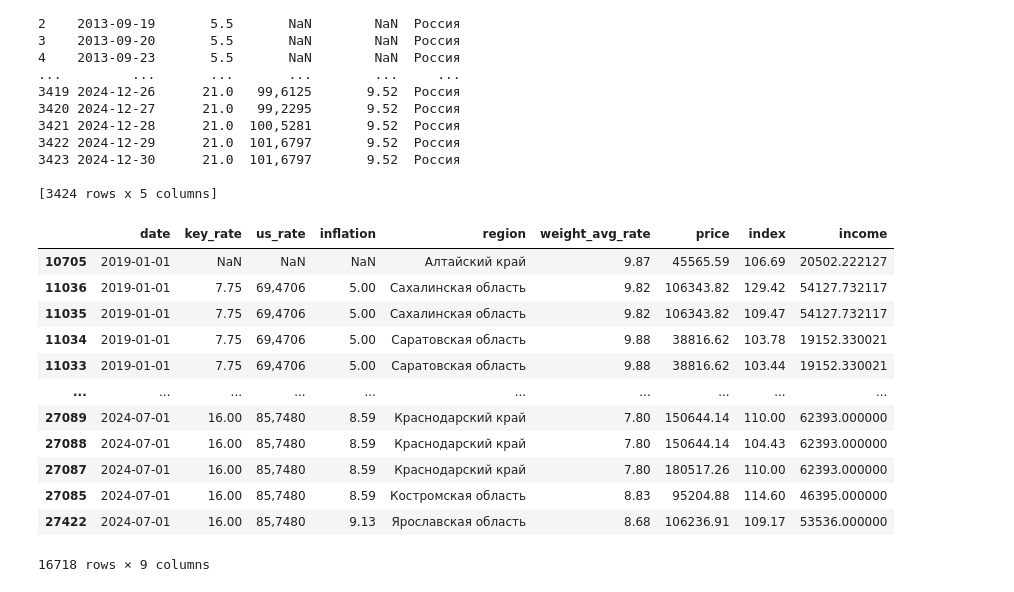
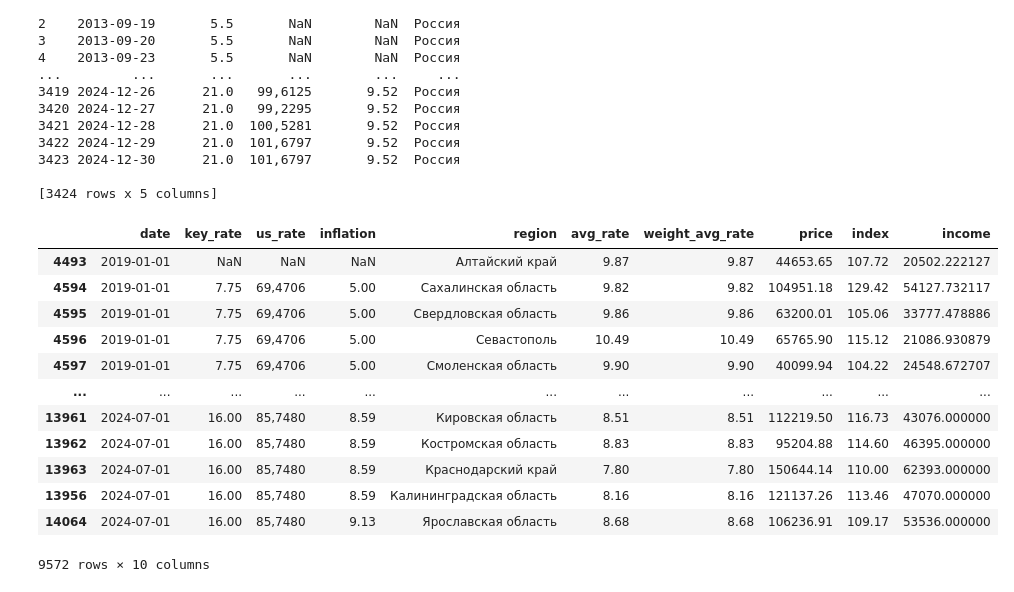
Before and after one commit to widenhrzns/py_da-project, a Jupyter notebook: notebooks/data_collection.ipynb, the cells around one changed output. Saved outputs shown, nothing was run; the diff lists cells and outputs as text; code cells hidden in the pictures.

Commit message:
add/data_preprocessing

```diff
--- a/notebooks/data_collection.ipynb
+++ b/notebooks/data_collection.ipynb
@@ -421,6 +421,7 @@ max_date_list.append(max(home_weight_avg_mortgage_rate_df['date']))
 
 # предобработка # Средняя цена 1 кв. м общей площади квартир на рынке жилья (рубль)
 home_average_price_df = datetime_year_quarter_df(home_average_price_df)
+home_average_price_df = home_average_price_df[home_average_price_df['type_of_housing_market'] != 'Вторичный рынок жилья']
 home_average_price_df.drop(columns=['type_of_housing_market'], inplace=True)
 home_average_price_df.info()
 min_date_list.append(min(home_average_price_df['date']))
@@ -428,6 +429,7 @@ max_date_list.append(max(home_average_price_df['date']))
 
 # предобработка # Индексы цен на рынке жилья (%)
 home_index_price_df = datetime_year_quarter_df(home_index_price_df)
+home_index_price_df = home_index_price_df[home_index_price_df['type_of_housing_market'] != 'Вторичный рынок жилья']
 home_index_price_df.drop(columns=['type_of_housing_market'], inplace=True)
 home_index_price_df.info()
 min_date_list.append(min(home_index_price_df['date']))
@@ -688,34 +690,34 @@ print(merged_df)
 # %%
 # список остальных датасетов
 datasets = [
     home_average_mortgage_rate_df,
     home_weight_avg_mortgage_rate_df,
     home_average_price_df,
     home_index_price_df,
     avg_monetary_income_people_df
 ]
 
 # Последовательно объединяем остальные датасеты по колонкам 'date'
-for df in datasets[1:]:
+for df in datasets[0:]:
     merged_df = pd.merge(merged_df, df, on=['date', 'region'], how='outer')
 
 merged_df = merged_df[(merged_df["date"] >= start_date) & (merged_df["date"] <= end_date)]
 merged_df = merged_df.ffill()
 merged_df = merged_df.sort_values(by='date')
 
-merged_df.to_csv(r'..\data\csv\housing_prices_mortgage_rates.csv', index=False, encoding='utf-8')
+merged_df.to_csv(r'..\data\csv\housing_prices_mortgage_rates_1.csv', index=False, encoding='utf-8')
 merged_df
 # %% [output]
-|  | date | key_rate | us_rate | inflation | region | weight_avg_rate | price | index | income |
-| 10705 | 2019-01-01 | NaN | NaN | NaN | Алтайский край | 9.87 | 45565.59 | 106.69 | 20502.222127 |
-| 11036 | 2019-01-01 | 7.75 | 69,4706 | 5.00 | Сахалинская область | 9.82 | 106343.82 | 129.42 | 54127.732117 |
-| 11035 | 2019-01-01 | 7.75 | 69,4706 | 5.00 | Сахалинская область | 9.82 | 106343.82 | 109.47 | 54127.732117 |
-| 11034 | 2019-01-01 | 7.75 | 69,4706 | 5.00 | Саратовская область | 9.88 | 38816.62 | 103.78 | 19152.330021 |
-| 11033 | 2019-01-01 | 7.75 | 69,4706 | 5.00 | Саратовская область | 9.88 | 38816.62 | 103.44 | 19152.330021 |
-| ... | ... | ... | ... | ... | ... | ... | ... | ... | ... |
-| 27089 | 2024-07-01 | 16.00 | 85,7480 | 8.59 | Краснодарский край | 7.80 | 150644.14 | 110.00 | 62393.000000 |
-| 27088 | 2024-07-01 | 16.00 | 85,7480 | 8.59 | Краснодарский край | 7.80 | 150644.14 | 104.43 | 62393.000000 |
-| 27087 | 2024-07-01 | 16.00 | 85,7480 | 8.59 | Краснодарский край | 7.80 | 180517.26 | 110.00 | 62393.000000 |
-| 27085 | 2024-07-01 | 16.00 | 85,7480 | 8.59 | Костромская область | 8.83 | 95204.88 | 114.60 | 46395.000000 |
-| 27422 | 2024-07-01 | 16.00 | 85,7480 | 9.13 | Ярославская область | 8.68 | 106236.91 | 109.17 | 53536.000000 |
+|  | date | key_rate | us_rate | inflation | region | avg_rate | weight_avg_rate | price | index | income |
+| 4493 | 2019-01-01 | NaN | NaN | NaN | Алтайский край | 9.87 | 9.87 | 44653.65 | 107.72 | 20502.222127 |
+| 4594 | 2019-01-01 | 7.75 | 69,4706 | 5.00 | Сахалинская область | 9.82 | 9.82 | 104951.18 | 129.42 | 54127.732117 |
+| 4595 | 2019-01-01 | 7.75 | 69,4706 | 5.00 | Свердловская область | 9.86 | 9.86 | 63200.01 | 105.06 | 33777.478886 |
+| 4596 | 2019-01-01 | 7.75 | 69,4706 | 5.00 | Севастополь | 10.49 | 10.49 | 65765.90 | 115.12 | 21086.930879 |
+| 4597 | 2019-01-01 | 7.75 | 69,4706 | 5.00 | Смоленская область | 9.90 | 9.90 | 40099.94 | 104.22 | 24548.672707 |
+| ... | ... | ... | ... | ... | ... | ... | ... | ... | ... | ... |
+| 13961 | 2024-07-01 | 16.00 | 85,7480 | 8.59 | Кировская область | 8.51 | 8.51 | 112219.50 | 116.73 | 43076.000000 |
+| 13962 | 2024-07-01 | 16.00 | 85,7480 | 8.59 | Костромская область | 8.83 | 8.83 | 95204.88 | 114.60 | 46395.000000 |
+| 13963 | 2024-07-01 | 16.00 | 85,7480 | 8.59 | Краснодарский край | 7.80 | 7.80 | 150644.14 | 110.00 | 62393.000000 |
+| 13956 | 2024-07-01 | 16.00 | 85,7480 | 8.59 | Калининградская область | 8.16 | 8.16 | 121137.26 | 113.46 | 47070.000000 |
+| 14064 | 2024-07-01 | 16.00 | 85,7480 | 9.13 | Ярославская область | 8.68 | 8.68 | 106236.91 | 109.17 | 53536.000000 |
-16718 rows × 9 columns
+9572 rows × 10 columns
```
Also changed, not shown: 4 other files.
